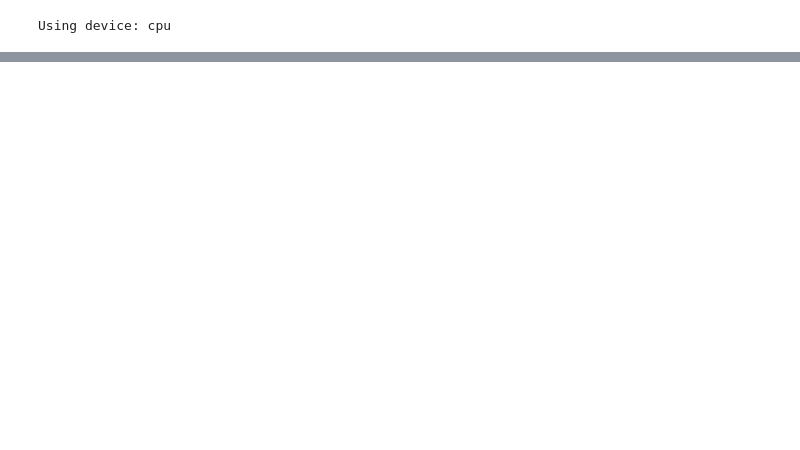
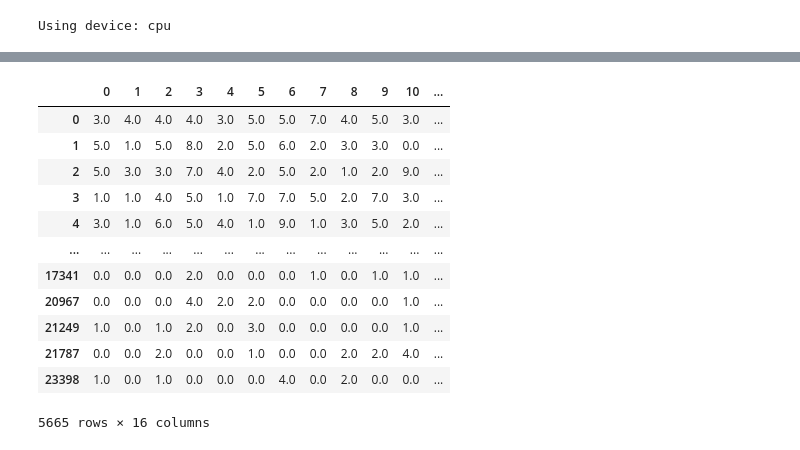
Before and after one commit to theislab/mubind, a Jupyter notebook: notebooks/13_scatac.ipynb, the cells around one changed output, grey strips where cells are left out. Cells and saved outputs as stored; diff of their text form; code cells hidden in the pictures; blank space fills up the shorter version.

```diff
--- a/notebooks/13_scatac.ipynb
+++ b/notebooks/13_scatac.ipynb
@@ -65,0 +126,20 @@ next_data = next_data.reindex(next_data[next_data.columns[:-1]].sum(axis=1).sort
+# %%
+next_data_sel = pd.read_csv('next_data_sel.csv', index_col=0)
+next_data_sel.columns = [0, 1, 2, 3, 4, 5, 6, 7, 8, 9, 10, 11, 12, 13, 14, 'seq']
+# %%
+next_data_sel = next_data_sel[next_data_sel[next_data_sel.columns[:-1]].sum(axis=1) > 10]
+next_data_sel
+# %% [output]
+|  | 0 | 1 | 2 | 3 | 4 | 5 | 6 | 7 | 8 | 9 | 10 | ... |
+| 0 | 3.0 | 4.0 | 4.0 | 4.0 | 3.0 | 5.0 | 5.0 | 7.0 | 4.0 | 5.0 | 3.0 | ... |
+| 1 | 5.0 | 1.0 | 5.0 | 8.0 | 2.0 | 5.0 | 6.0 | 2.0 | 3.0 | 3.0 | 0.0 | ... |
+| 2 | 5.0 | 3.0 | 3.0 | 7.0 | 4.0 | 2.0 | 5.0 | 2.0 | 1.0 | 2.0 | 9.0 | ... |
+| 3 | 1.0 | 1.0 | 4.0 | 5.0 | 1.0 | 7.0 | 7.0 | 5.0 | 2.0 | 7.0 | 3.0 | ... |
+| 4 | 3.0 | 1.0 | 6.0 | 5.0 | 4.0 | 1.0 | 9.0 | 1.0 | 3.0 | 5.0 | 2.0 | ... |
+| ... | ... | ... | ... | ... | ... | ... | ... | ... | ... | ... | ... | ... |
+| 17341 | 0.0 | 0.0 | 0.0 | 2.0 | 0.0 | 0.0 | 0.0 | 1.0 | 0.0 | 1.0 | 1.0 | ... |
+| 20967 | 0.0 | 0.0 | 0.0 | 4.0 | 2.0 | 2.0 | 0.0 | 0.0 | 0.0 | 0.0 | 1.0 | ... |
+| 21249 | 1.0 | 0.0 | 1.0 | 2.0 | 0.0 | 3.0 | 0.0 | 0.0 | 0.0 | 0.0 | 1.0 | ... |
+| 21787 | 0.0 | 0.0 | 2.0 | 0.0 | 0.0 | 1.0 | 0.0 | 0.0 | 2.0 | 2.0 | 4.0 | ... |
+| 23398 | 1.0 | 0.0 | 1.0 | 0.0 | 0.0 | 0.0 | 4.0 | 0.0 | 2.0 | 0.0 | 0.0 | ... |
+5665 rows × 16 columns
```
Also changed, not shown: parts of 25 cells of this notebook.
